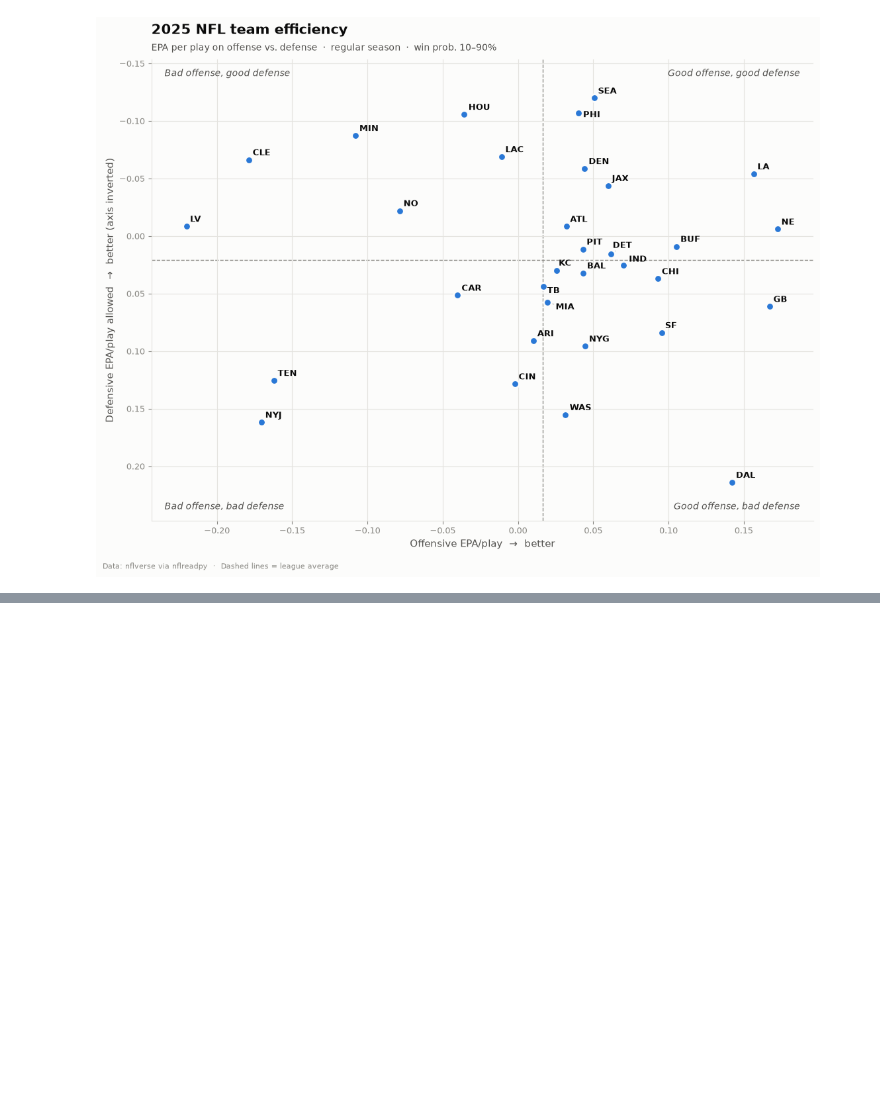
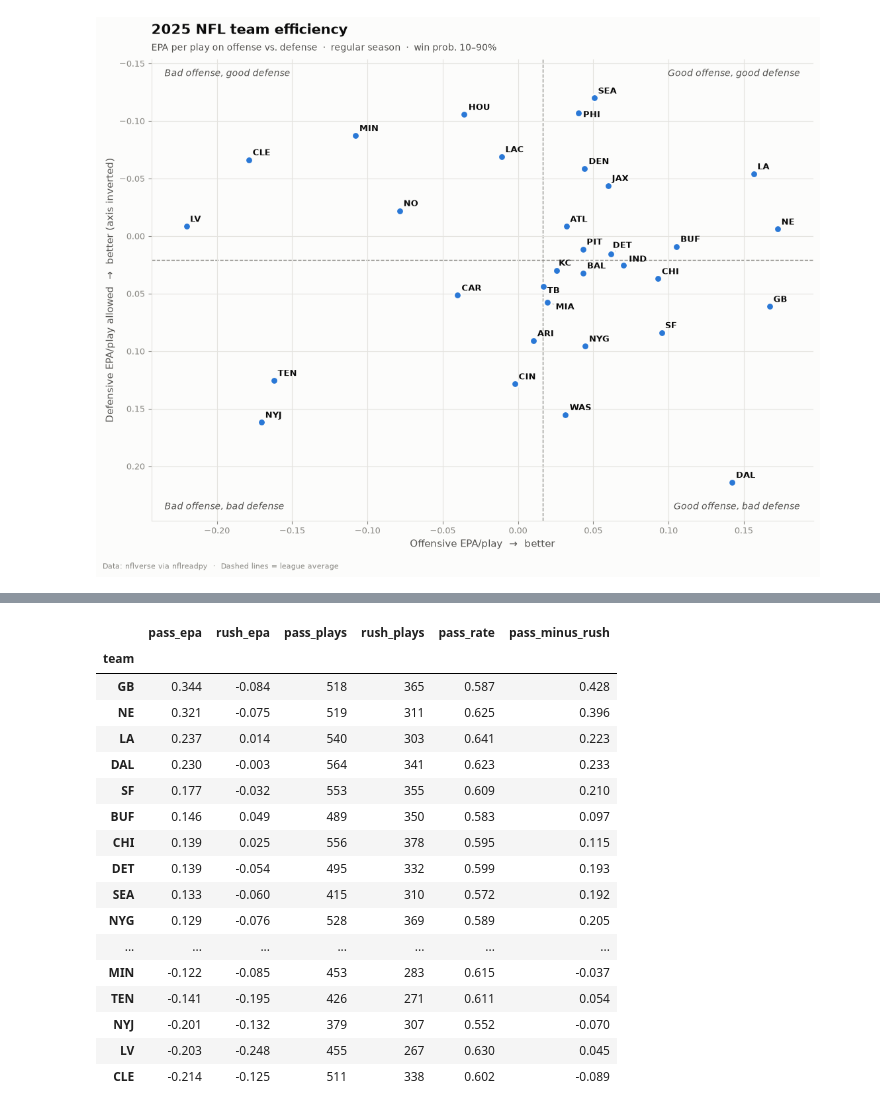
Before and after one commit to girsc007/nfl-analytics, a Jupyter notebook: notebooks/01_team_efficiency.ipynb, the cells around one changed output, grey strips where cells are left out. Cells and saved outputs as stored; diff of their text form; code cells hidden in the pictures; blank space fills up the shorter version.

```diff
--- a/notebooks/01_team_efficiency.ipynb
+++ b/notebooks/01_team_efficiency.ipynb
@@ -61,0 +65,24 @@ fig, ax = plot_team_efficiency(
+# %%
+from nfl_analytics import team_pass_rush_epa, plot_pass_vs_rush
+
+split = team_pass_rush_epa(plays)
+split
+# %% [output]
+|  | pass_epa | rush_epa | pass_plays | rush_plays | pass_rate | pass_minus_rush |
+| team |  |  |  |  |  |  |
+| GB | 0.344 | -0.084 | 518 | 365 | 0.587 | 0.428 |
+| NE | 0.321 | -0.075 | 519 | 311 | 0.625 | 0.396 |
+| LA | 0.237 | 0.014 | 540 | 303 | 0.641 | 0.223 |
+| DAL | 0.230 | -0.003 | 564 | 341 | 0.623 | 0.233 |
+| SF | 0.177 | -0.032 | 553 | 355 | 0.609 | 0.210 |
+| BUF | 0.146 | 0.049 | 489 | 350 | 0.583 | 0.097 |
+| CHI | 0.139 | 0.025 | 556 | 378 | 0.595 | 0.115 |
+| DET | 0.139 | -0.054 | 495 | 332 | 0.599 | 0.193 |
+| SEA | 0.133 | -0.060 | 415 | 310 | 0.572 | 0.192 |
+| NYG | 0.129 | -0.076 | 528 | 369 | 0.589 | 0.205 |
+| ... | ... | ... | ... | ... | ... | ... |
+| MIN | -0.122 | -0.085 | 453 | 283 | 0.615 | -0.037 |
+| TEN | -0.141 | -0.195 | 426 | 271 | 0.611 | 0.054 |
+| NYJ | -0.201 | -0.132 | 379 | 307 | 0.552 | -0.070 |
+| LV | -0.203 | -0.248 | 455 | 267 | 0.630 | 0.045 |
+| CLE | -0.214 | -0.125 | 511 | 338 | 0.602 | -0.089 |
```
Also changed, not shown: parts of 4 cells of this notebook, 7 other files.
